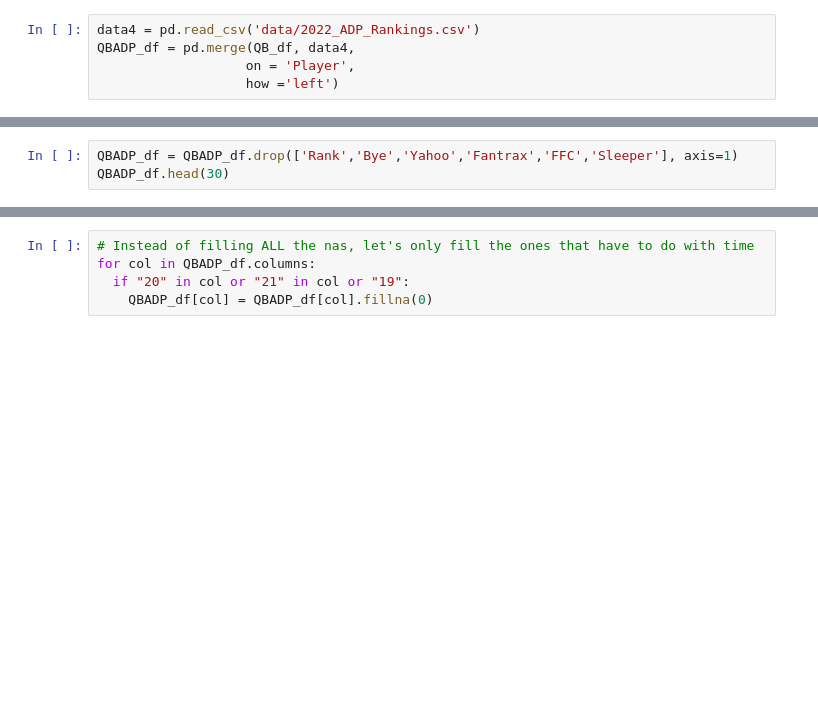
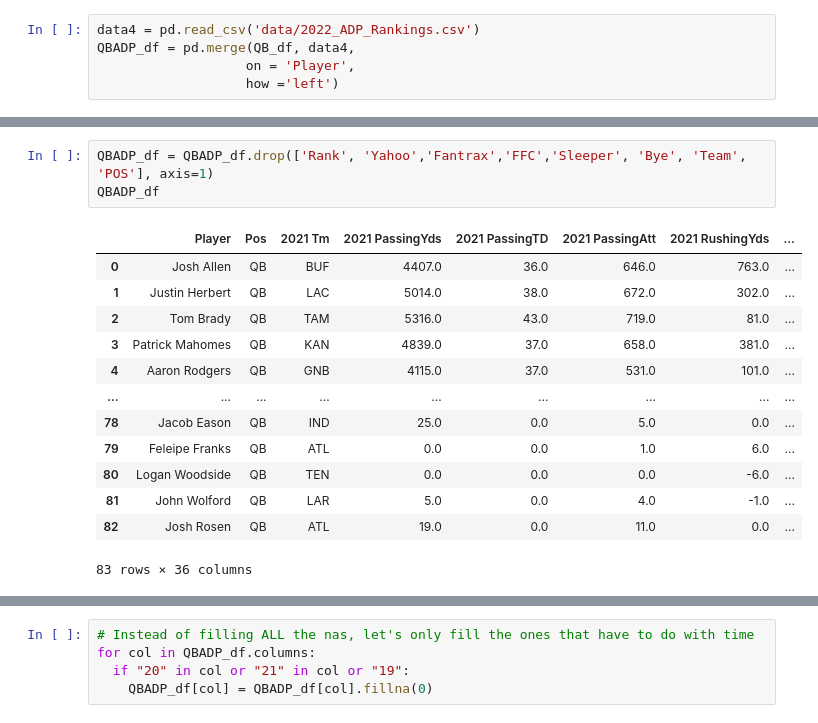
Before and after one commit to JessePRN/FantasyFootballAIAssist, a Jupyter notebook: Ronnie/NFL_Final.ipynb, the cells around one changed output, grey strips where cells are left out. Cells and saved outputs as stored; diff of their text form; blank space fills up the shorter version.

```diff
--- a/Ronnie/NFL_Final.ipynb
+++ b/Ronnie/NFL_Final.ipynb
@@ -652,5 +767,19 @@ QBADP_df = pd.merge(QB_df, data4,
 # %%
-QBADP_df = QBADP_df.drop(['Rank','Bye','Yahoo','Fantrax','FFC','Sleeper'], axis=1)
-QBADP_df.head(30)
+QBADP_df = QBADP_df.drop(['Rank', 'Yahoo','Fantrax','FFC','Sleeper', 'Bye', 'Team', 'POS'], axis=1)
+QBADP_df
+# %% [output]
+|  | Player | Pos | 2021 Tm | 2021 PassingYds | 2021 PassingTD | 2021 PassingAtt | 2021 RushingYds | ... |
+| 0 | Josh Allen | QB | BUF | 4407.0 | 36.0 | 646.0 | 763.0 | ... |
+| 1 | Justin Herbert | QB | LAC | 5014.0 | 38.0 | 672.0 | 302.0 | ... |
+| 2 | Tom Brady | QB | TAM | 5316.0 | 43.0 | 719.0 | 81.0 | ... |
+| 3 | Patrick Mahomes | QB | KAN | 4839.0 | 37.0 | 658.0 | 381.0 | ... |
+| 4 | Aaron Rodgers | QB | GNB | 4115.0 | 37.0 | 531.0 | 101.0 | ... |
+| ... | ... | ... | ... | ... | ... | ... | ... | ... |
+| 78 | Jacob Eason | QB | IND | 25.0 | 0.0 | 5.0 | 0.0 | ... |
+| 79 | Feleipe Franks | QB | ATL | 0.0 | 0.0 | 1.0 | 6.0 | ... |
+| 80 | Logan Woodside | QB | TEN | 0.0 | 0.0 | 0.0 | -6.0 | ... |
+| 81 | John Wolford | QB | LAR | 5.0 | 0.0 | 4.0 | -1.0 | ... |
+| 82 | Josh Rosen | QB | ATL | 19.0 | 0.0 | 11.0 | 0.0 | ... |
+83 rows × 36 columns
 # %%
 QBADP_df.columns
```
Also changed, not shown: parts of 17 cells of this notebook, 2 other files.
